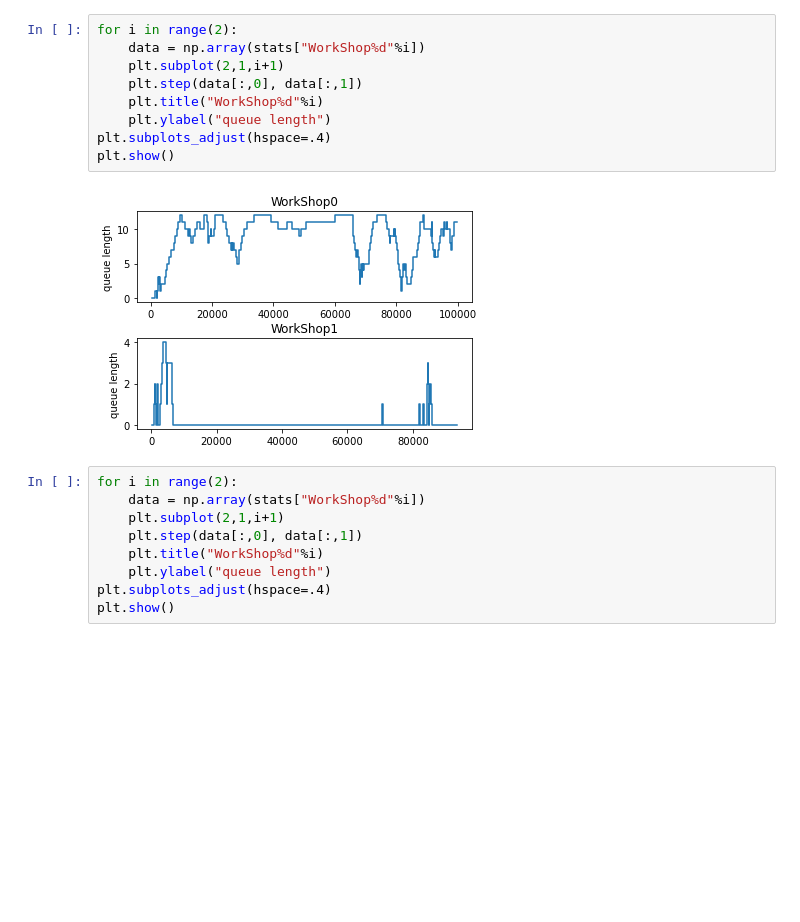
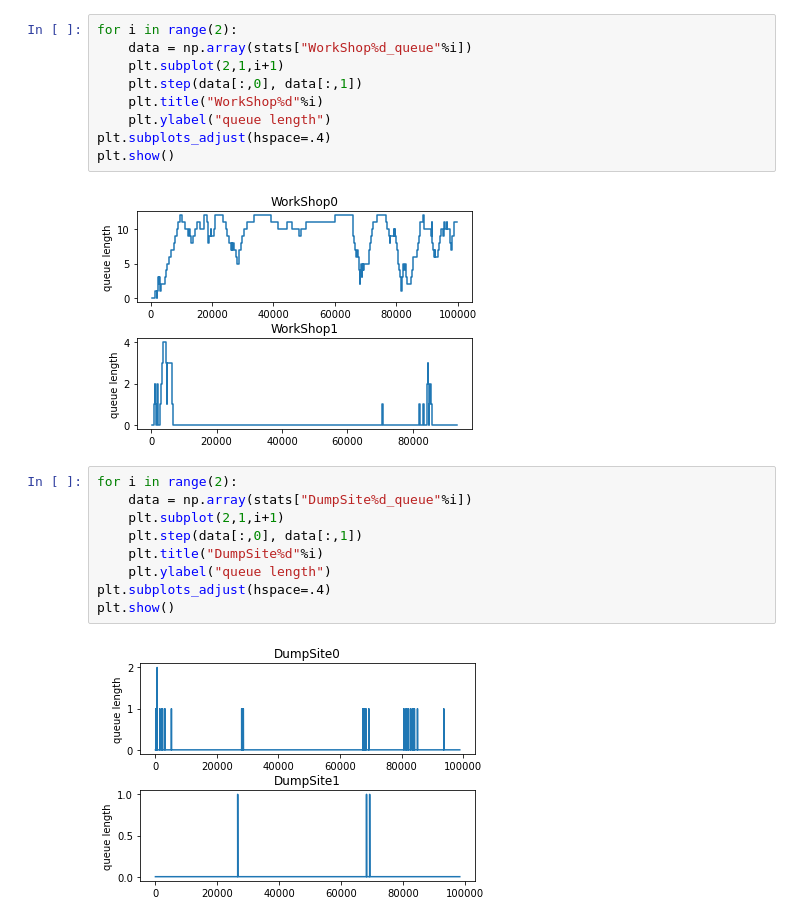
Before and after one commit to micheleurbani/mine_digital_twin, a Jupyter notebook: Results_Analytics.ipynb, the cells around one changed output. Cells and saved outputs as stored; diff of their text form; blank space fills up the shorter version.

```diff
--- a/Results_Analytics.ipynb
+++ b/Results_Analytics.ipynb
@@ -45,7 +45,7 @@ plt.show()
 [figure]
 # %%
 for i in range(2):
-    data = np.array(stats["WorkShop%d"%i])
+    data = np.array(stats["WorkShop%d_queue"%i])
     plt.subplot(2,1,i+1)
     plt.step(data[:,0], data[:,1])
     plt.title("WorkShop%d"%i)
@@ -56,10 +56,12 @@ plt.show()
 [figure]
 # %%
 for i in range(2):
-    data = np.array(stats["WorkShop%d"%i])
+    data = np.array(stats["DumpSite%d_queue"%i])
     plt.subplot(2,1,i+1)
     plt.step(data[:,0], data[:,1])
-    plt.title("WorkShop%d"%i)
+    plt.title("DumpSite%d"%i)
     plt.ylabel("queue length")
 plt.subplots_adjust(hspace=.4)
 plt.show()
+# %% [output]
+[figure, added]
```
Also changed, not shown: parts of 1 cell of this notebook, 1 other file.
